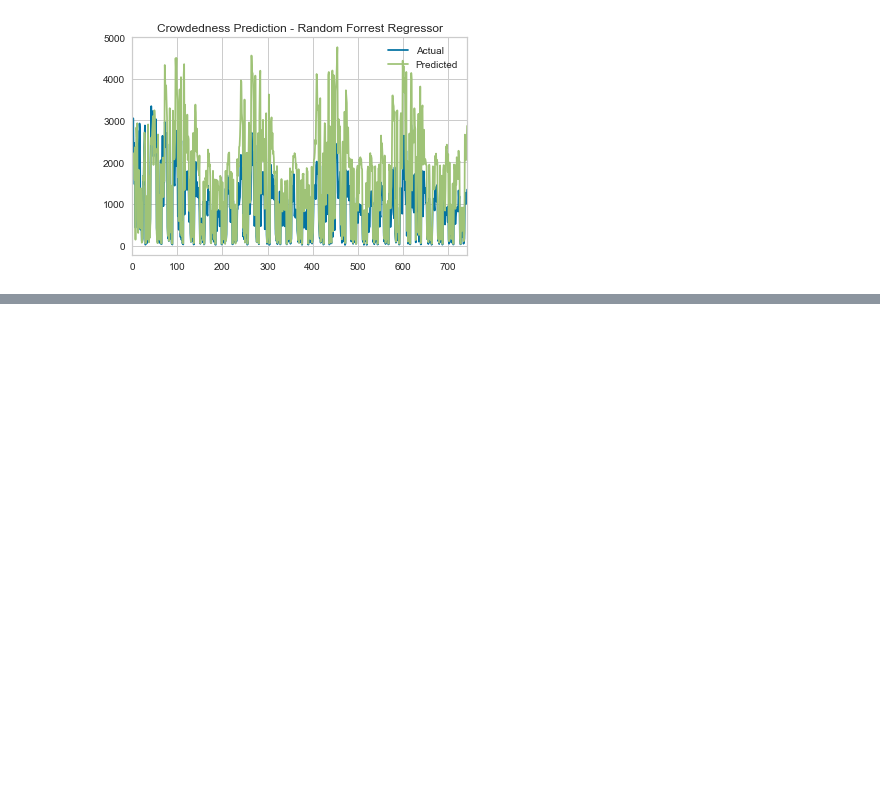
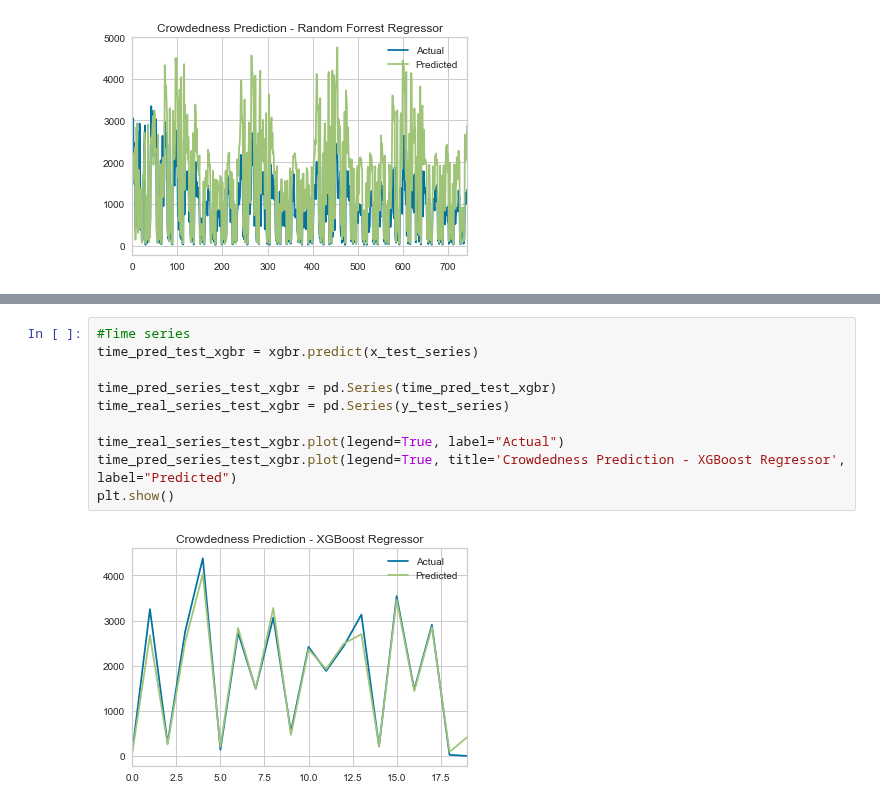
Before and after one commit to LeDon96/CrowdednessPrediction, a Jupyter notebook: Jupyter Notebooks/Regression Models.ipynb, the cells around one changed output, grey strips where cells are left out. Cells and saved outputs as stored; diff of their text form; blank space fills up the shorter version.

Commit message:
added xgbooster regressor

```diff
--- a/Jupyter Notebooks/Regression Models.ipynb
+++ b/Jupyter Notebooks/Regression Models.ipynb
@@ -199,0 +239,12 @@ plt.show()
+# %%
+#Time series
+time_pred_test_xgbr = xgbr.predict(x_test_series)
+
+time_pred_series_test_xgbr = pd.Series(time_pred_test_xgbr)
+time_real_series_test_xgbr = pd.Series(y_test_series)
+
+time_real_series_test_xgbr.plot(legend=True, label="Actual")
+time_pred_series_test_xgbr.plot(legend=True, title='Crowdedness Prediction - XGBoost Regressor', label="Predicted")
+plt.show()
+# %% [output]
+[figure, added]
```
Also changed, not shown: parts of 9 cells of this notebook.
